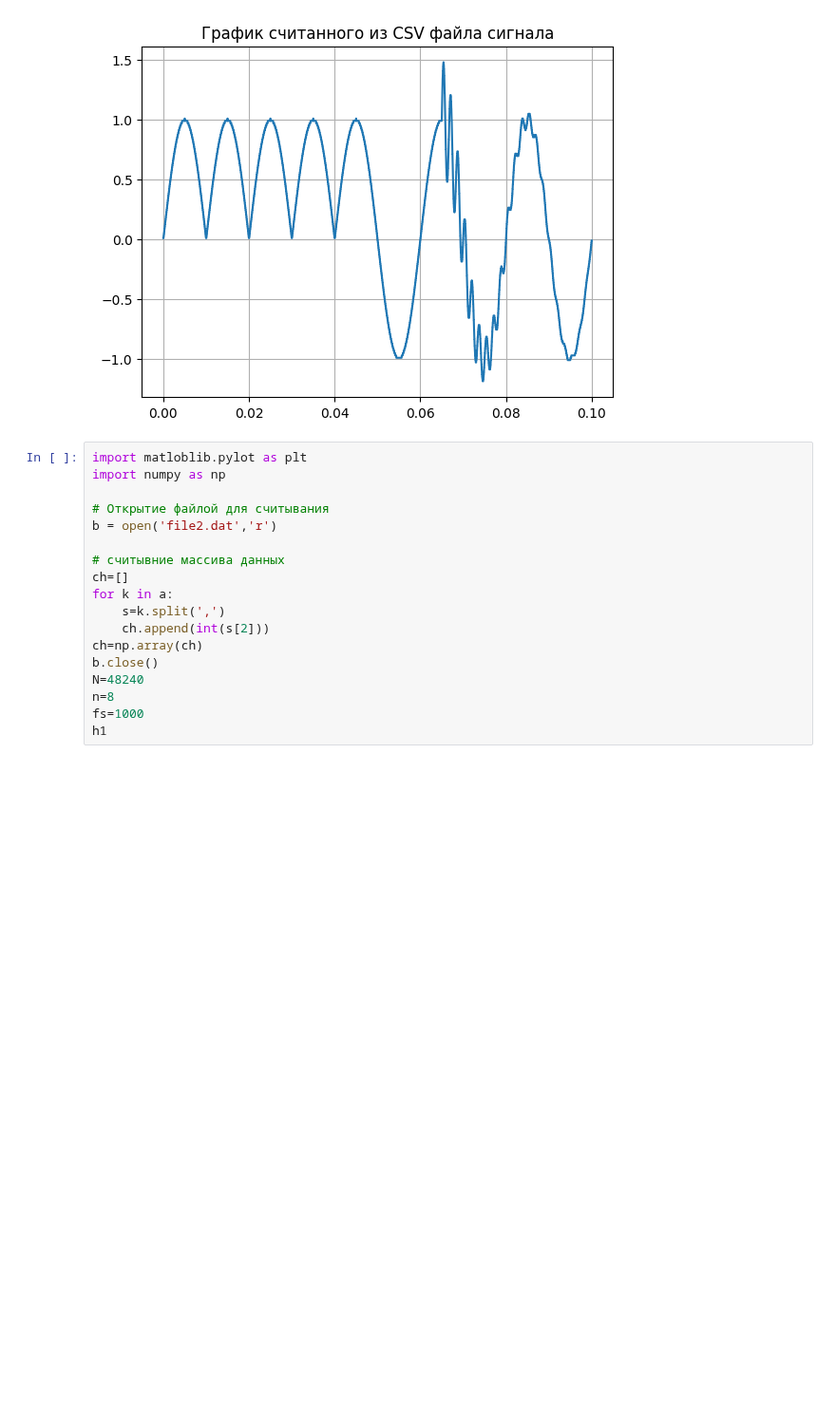
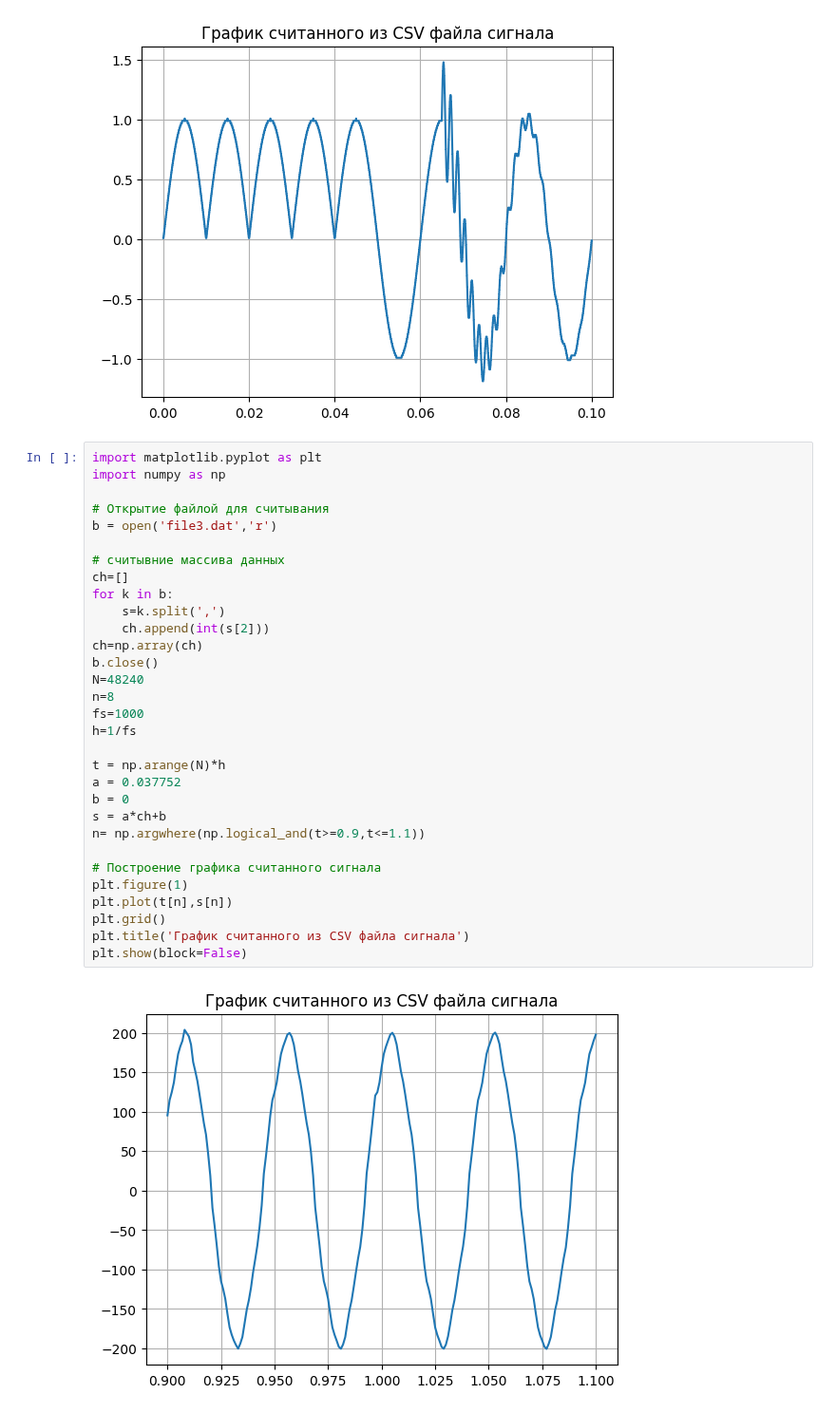
Before and after one commit to hisoriosi/python_labs, a Jupyter notebook: 1 semester 2 kurs/2.2.ipynb, the cells around one changed output. Shown at 95% size. Cells and saved outputs as stored; diff of their text form; blank space fills up the shorter version.

```diff
--- a/1 semester 2 kurs/2.2.ipynb
+++ b/1 semester 2 kurs/2.2.ipynb
@@ -49,20 +49,35 @@ plt.show(block=False)
 # %% [output]
 [figure]
 # %%
-import matloblib.pylot as plt
+import matplotlib.pyplot as plt
 import numpy as np
 
 # Открытие файлой для считывания
-b = open('file2.dat','r')
+b = open('file3.dat','r')
 
 # считывние массива данных
 ch=[]
-for k in a:
+for k in b:
     s=k.split(',')
     ch.append(int(s[2]))
 ch=np.array(ch)
 b.close()
 N=48240
 n=8
 fs=1000
-h1
+h=1/fs
+
+t = np.arange(N)*h
+a = 0.037752
+b = 0
+s = a*ch+b
+n= np.argwhere(np.logical_and(t>=0.9,t<=1.1))
+
+# Построение графика считанного сигнала
+plt.figure(1)
+plt.plot(t[n],s[n])
+plt.grid()
+plt.title('График считанного из CSV файла сигнала')
+plt.show(block=False)
+# %% [output]
+[figure, added]
```
Also changed, not shown: 4 other files.
